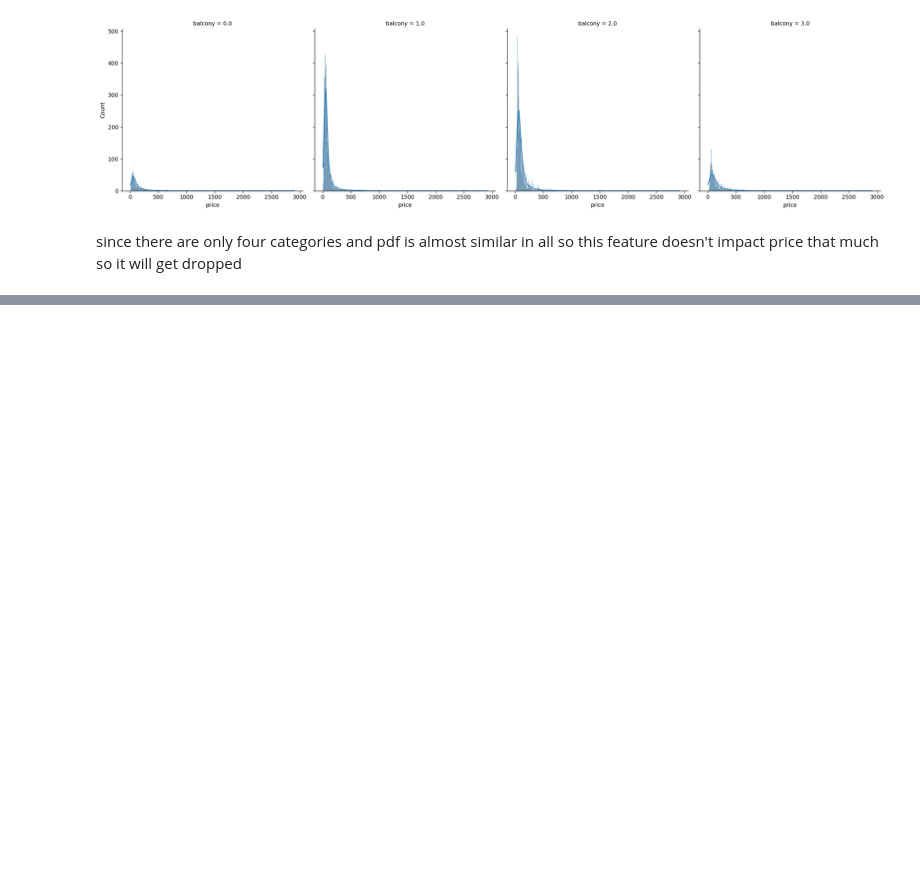
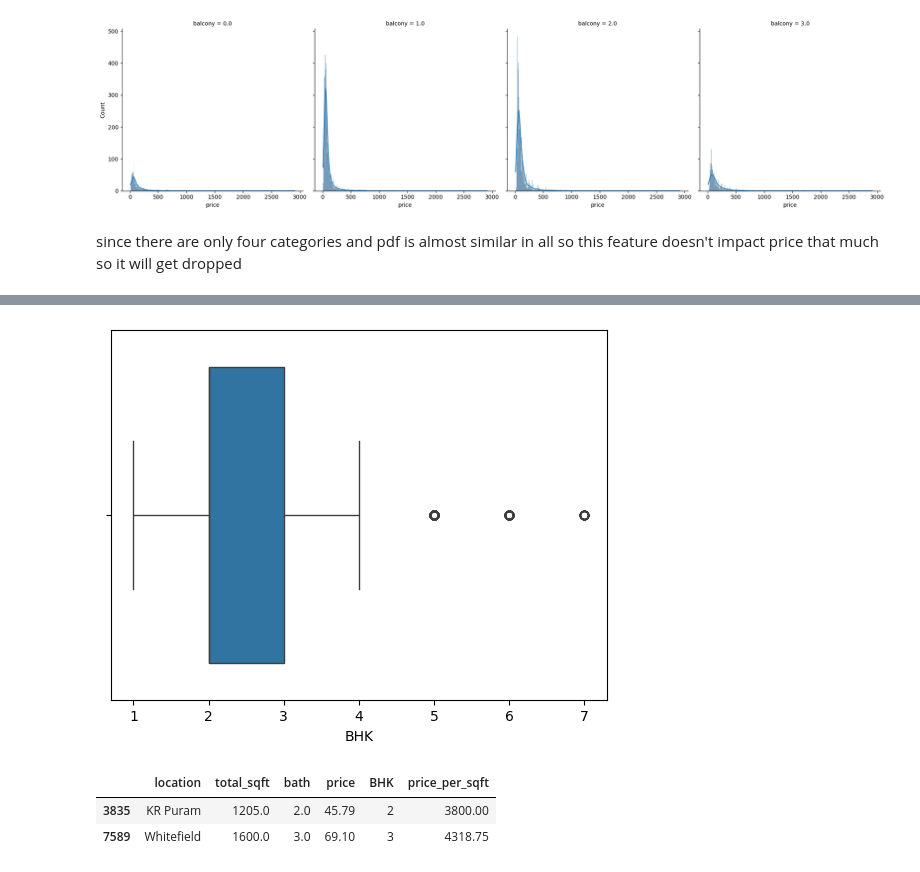
Before and after one commit to Nishant840/House-Price-Prediction, a Jupyter notebook: House_Price_Prediction.ipynb, the cells around one changed output, grey strips where cells are left out. Cells and saved outputs as stored; diff of their text form; code cells hidden in the pictures; blank space fills up the shorter version.

```diff
--- a/House_Price_Prediction.ipynb
+++ b/House_Price_Prediction.ipynb
@@ -483,0 +610,13 @@ df.describe()
+# %%
+df = df[df['BHK'] <= 7].copy()
+# %%
+sns.boxplot(x=df['BHK'])
+plt.show()
+# %% [output]
+[figure, added]
+# %%
+df.sample(2)
+# %% [output]
+|  | location | total_sqft | bath | price | BHK | price_per_sqft |
+| 3835 | KR Puram | 1205.0 | 2.0 | 45.79 | 2 | 3800.00 |
+| 7589 | Whitefield | 1600.0 | 3.0 | 69.10 | 3 | 4318.75 |
```
Also changed, not shown: parts of 43 cells of this notebook.
